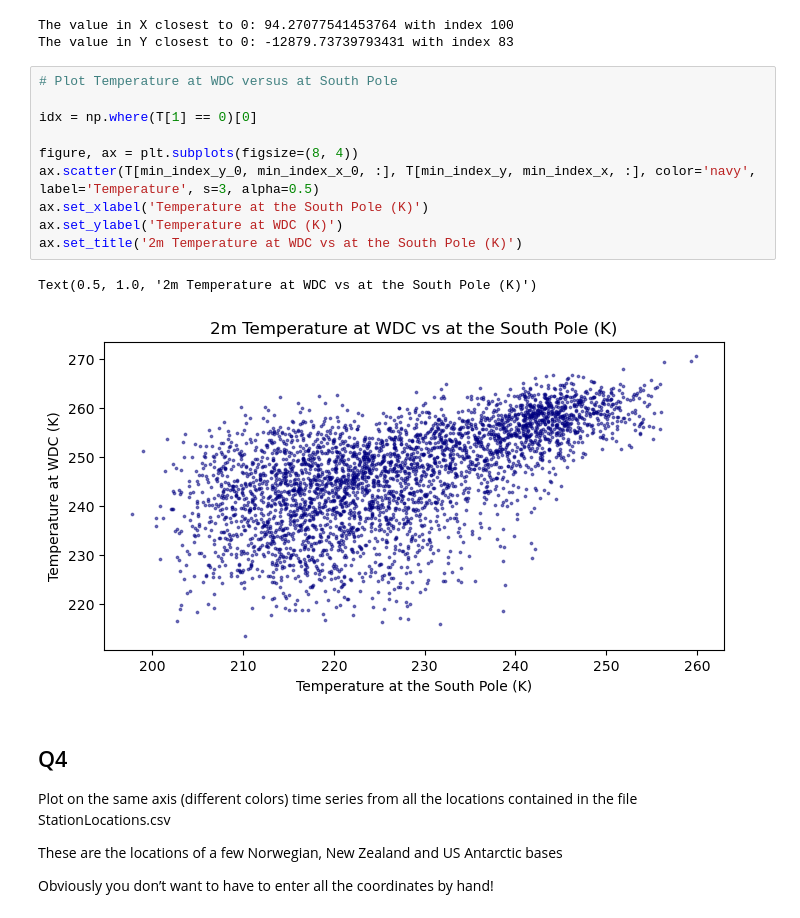
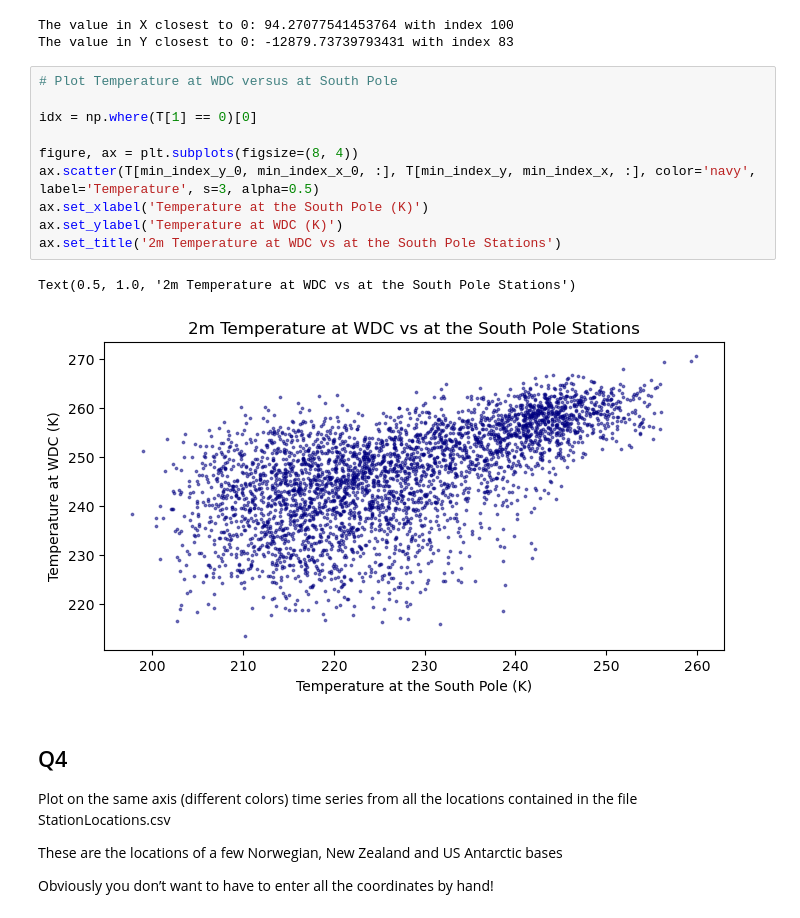
Before and after one commit to AnnaChen04/glaciology_practical, a Jupyter notebook: P2/P2_AnnaChen.ipynb, the cells around one changed output. Drawn from its saved outputs; the diff is of its cells as text.

```diff
--- a/P2/P2_AnnaChen.ipynb
+++ b/P2/P2_AnnaChen.ipynb
@@ -95,16 +105,16 @@ The value in Y closest to 0: -12879.73739793431 with index 83
 # %%
 # Plot Temperature at WDC versus at South Pole
 
 idx = np.where(T[1] == 0)[0]
 
 figure, ax = plt.subplots(figsize=(8, 4))
 ax.scatter(T[min_index_y_0, min_index_x_0, :], T[min_index_y, min_index_x, :], color='navy', label='Temperature', s=3, alpha=0.5)
 ax.set_xlabel('Temperature at the South Pole (K)')
 ax.set_ylabel('Temperature at WDC (K)')
-ax.set_title('2m Temperature at WDC vs at the South Pole (K)')
+ax.set_title('2m Temperature at WDC vs at the South Pole Stations')
 # %% [output]
-Text(0.5, 1.0, '2m Temperature at WDC vs at the South Pole (K)')
+Text(0.5, 1.0, '2m Temperature at WDC vs at the South Pole Stations')
-[figure, old version]
+[figure, new version]
 # %% [markdown]
 ## Q4
 Plot on the same axis (different colors) time series from all the locations contained in the file StationLocations.csv
```
Also changed, not shown: parts of 7 cells of this notebook.
